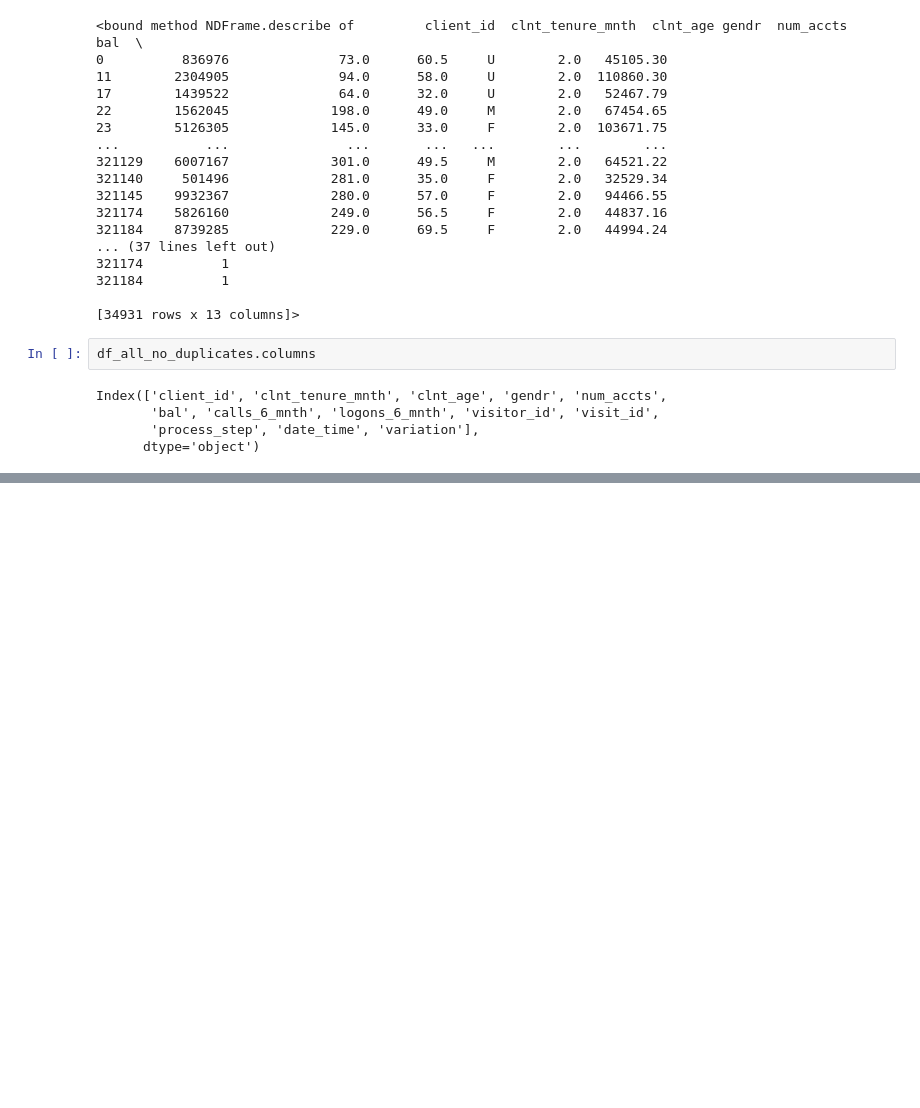
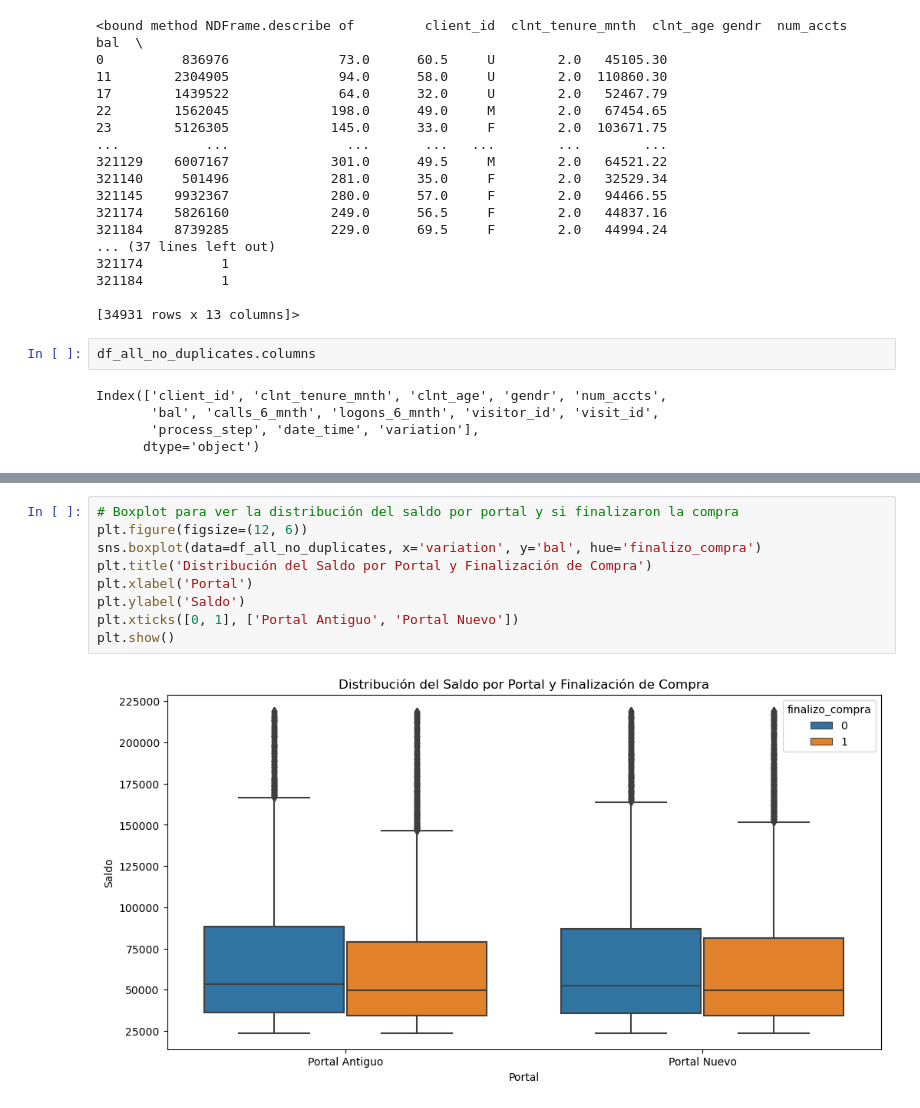
Before and after one commit to ivanalonsom/Project5_EDA_Inferential_Stats, a Jupyter notebook: main.ipynb, the cells around one changed output, grey strips where cells are left out. Drawn from its saved outputs; the diff is of its cells as text; blank space fills up the shorter version.

```diff
--- a/main.ipynb
+++ b/main.ipynb
@@ -479,0 +498,11 @@ resumen
+# %%
+# Boxplot para ver la distribución del saldo por portal y si finalizaron la compra
+plt.figure(figsize=(12, 6))
+sns.boxplot(data=df_all_no_duplicates, x='variation', y='bal', hue='finalizo_compra')
+plt.title('Distribución del Saldo por Portal y Finalización de Compra')
+plt.xlabel('Portal')
+plt.ylabel('Saldo')
+plt.xticks([0, 1], ['Portal Antiguo', 'Portal Nuevo'])
+plt.show()
+# %% [output]
+[figure, added]
```
Also changed, not shown: parts of 28 cells of this notebook.
